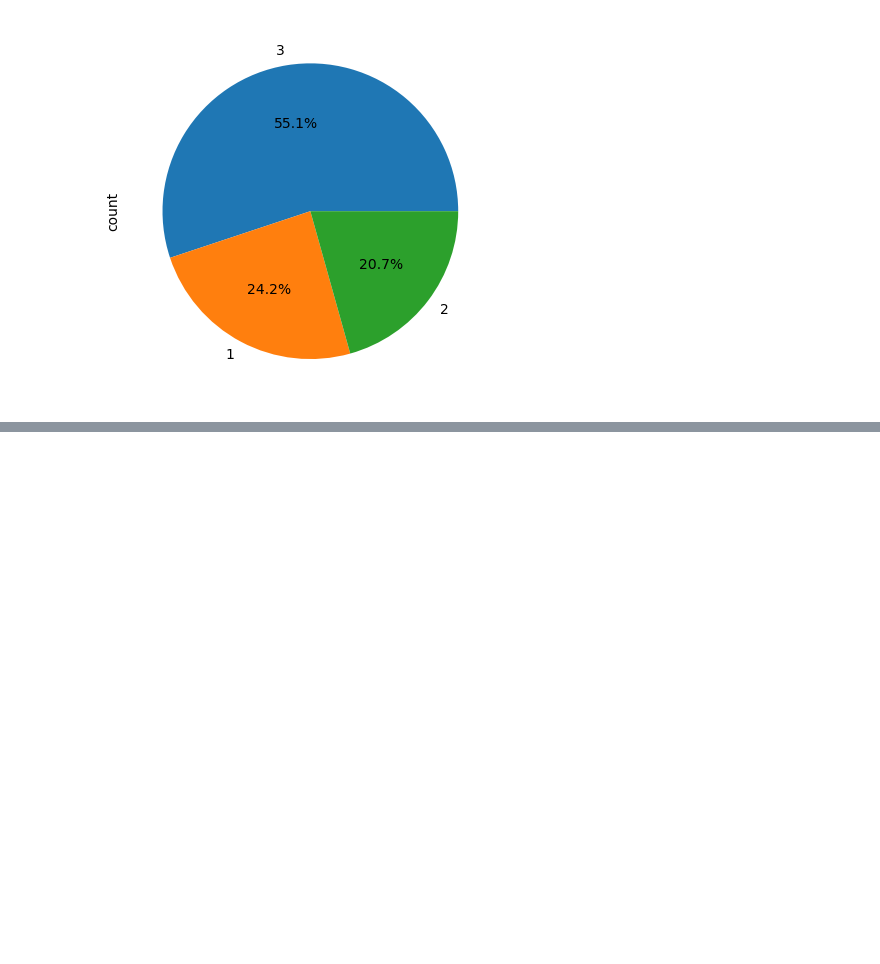
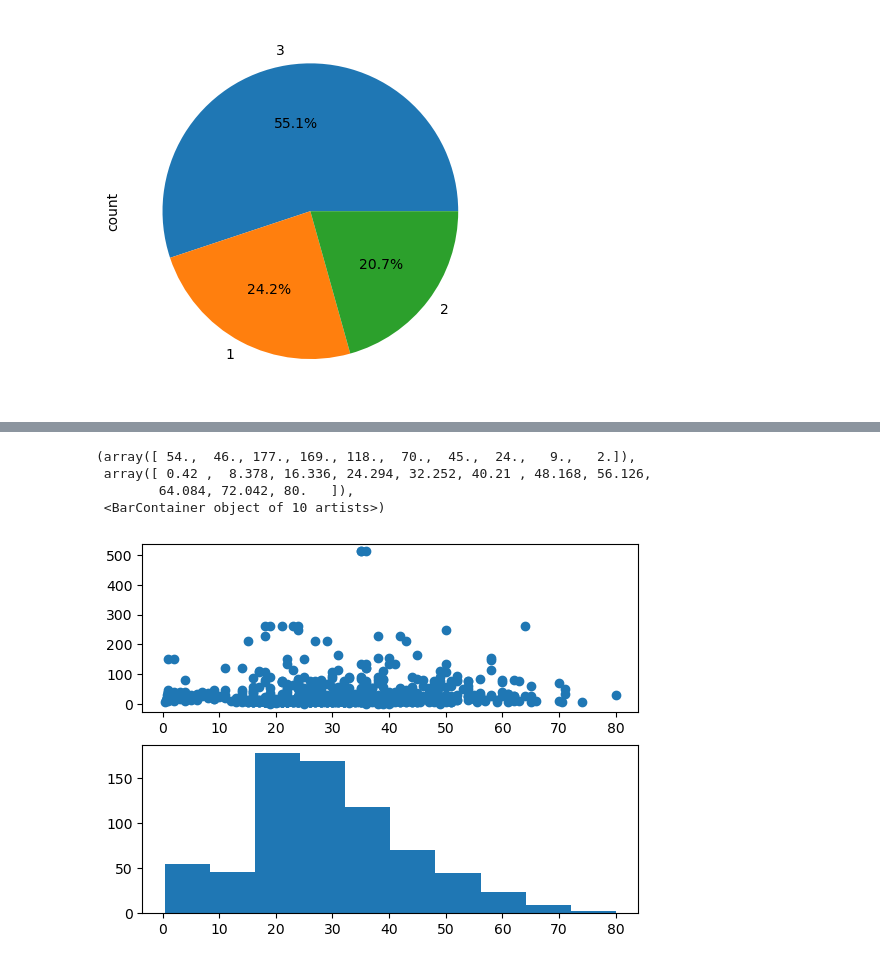
Before and after one commit to cyraemin/eda-mini-projects, a Jupyter notebook: ipl.ipynb, the cells around one changed output, grey strips where cells are left out. Cells and saved outputs as stored; diff of their text form; code cells hidden in the pictures; blank space fills up the shorter version.

```diff
--- a/ipl.ipynb
+++ b/ipl.ipynb
@@ -111,0 +126,10 @@ df['pclass'].value_counts().plot(kind='pie',autopct="%0.1f%%")
+# %%
+fig, ax=plt.subplots(nrows=2,ncols=1)
+ax[0].scatter(df["age"],df["fare"])
+ax[1].hist(df['age'])
+# %% [output]
+(array([ 54.,  46., 177., 169., 118.,  70.,  45.,  24.,   9.,   2.]),
+ array([ 0.42 ,  8.378, 16.336, 24.294, 32.252, 40.21 , 48.168, 56.126,
+        64.084, 72.042, 80.   ]),
+ <BarContainer object of 10 artists>)
+[figure, added]
```
Also changed, not shown: parts of 1 cell of this notebook.
